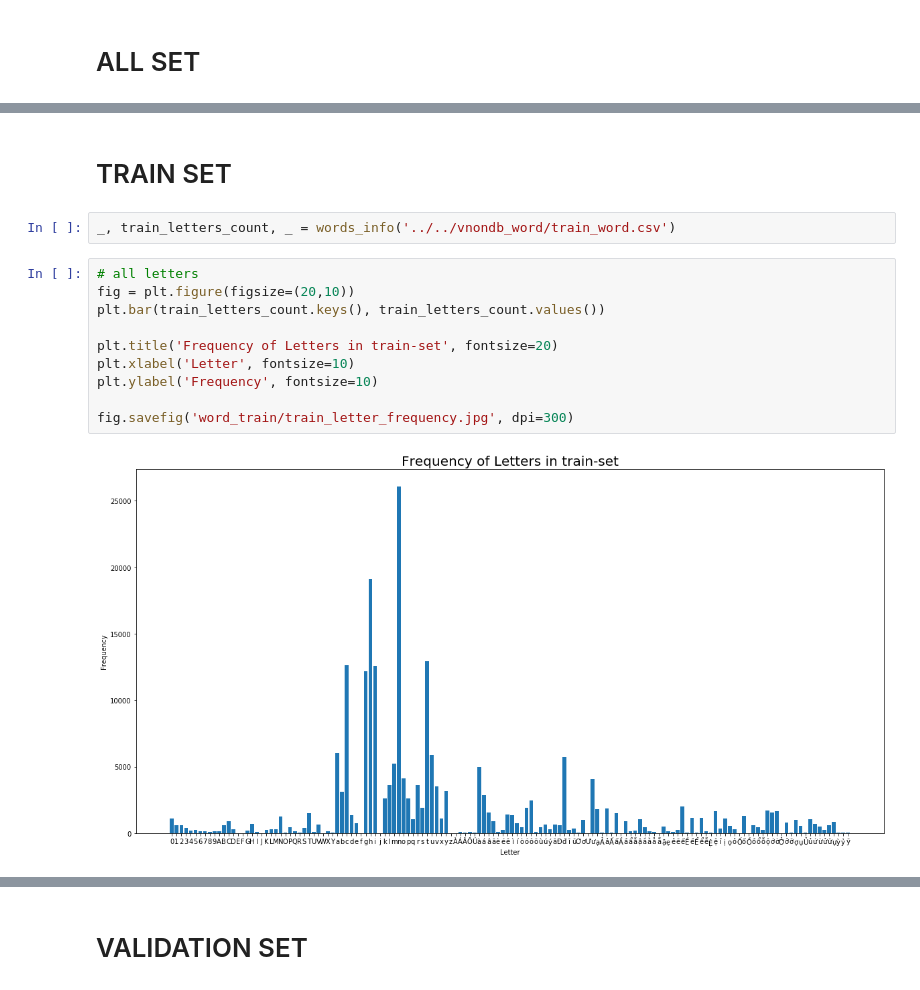
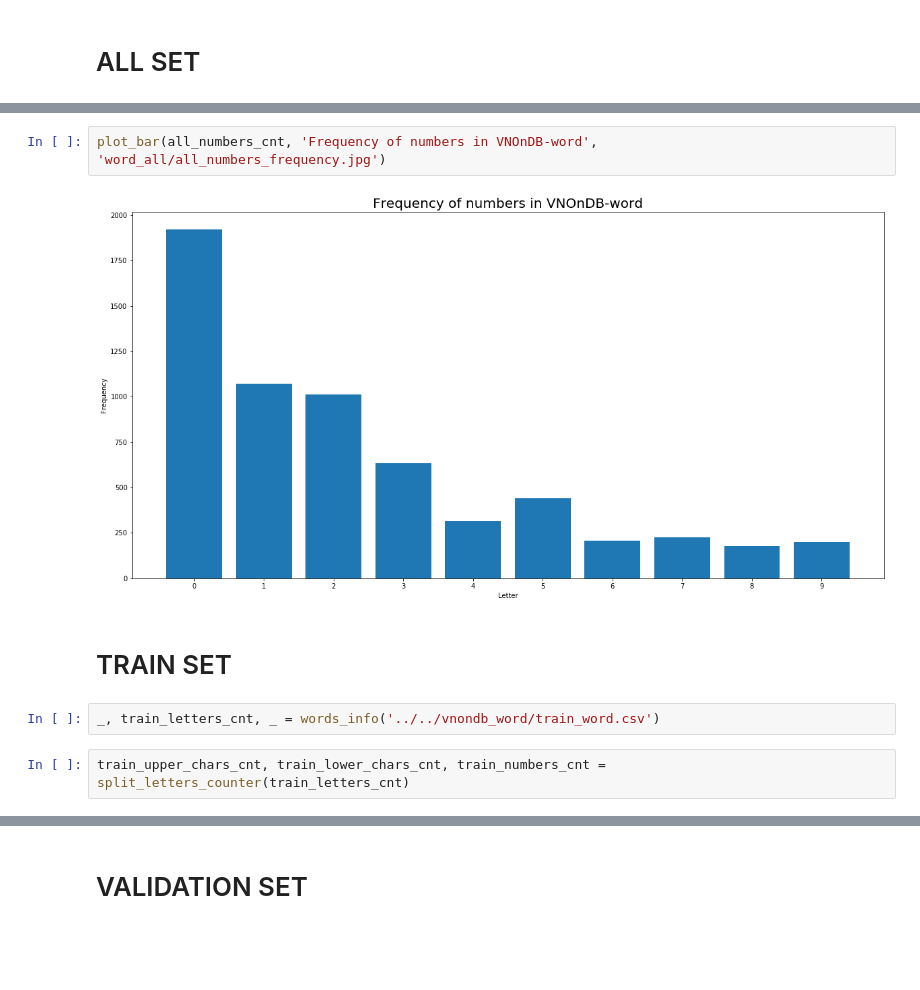
Before and after one commit to VinhLoiIT/vietnamese-htr, a Jupyter notebook: stat/Statistic.ipynb, the cells around one changed output, grey strips where cells are left out. Cells and saved outputs as stored; diff of their text form; blank space fills up the shorter version.

```diff
--- a/stat/Statistic.ipynb
+++ b/stat/Statistic.ipynb
@@ -43,16 +64,10 @@ fig.savefig('word_all/letter_frequency.jpg', dpi=300)
+# %%
+plot_bar(all_numbers_cnt, 'Frequency of numbers in VNOnDB-word', 'word_all/all_numbers_frequency.jpg')
+# %% [output]
+[figure, added]
 # %% [markdown]
 # TRAIN SET
 # %%
-_, train_letters_count, _ = words_info('../../vnondb_word/train_word.csv')
+_, train_letters_cnt, _ = words_info('../../vnondb_word/train_word.csv')
-# %%
-# all letters
-fig = plt.figure(figsize=(20,10))
-plt.bar(train_letters_count.keys(), train_letters_count.values())
-
-plt.title('Frequency of Letters in train-set', fontsize=20)
-plt.xlabel('Letter', fontsize=10)
-plt.ylabel('Frequency', fontsize=10)
-
-fig.savefig('word_train/train_letter_frequency.jpg', dpi=300)
-# %% [output]
-[figure, removed]
+# %%
+train_upper_chars_cnt, train_lower_chars_cnt, train_numbers_cnt = split_letters_counter(train_letters_cnt)
```
Also changed, not shown: parts of 28 cells of this notebook, 16 other files.
